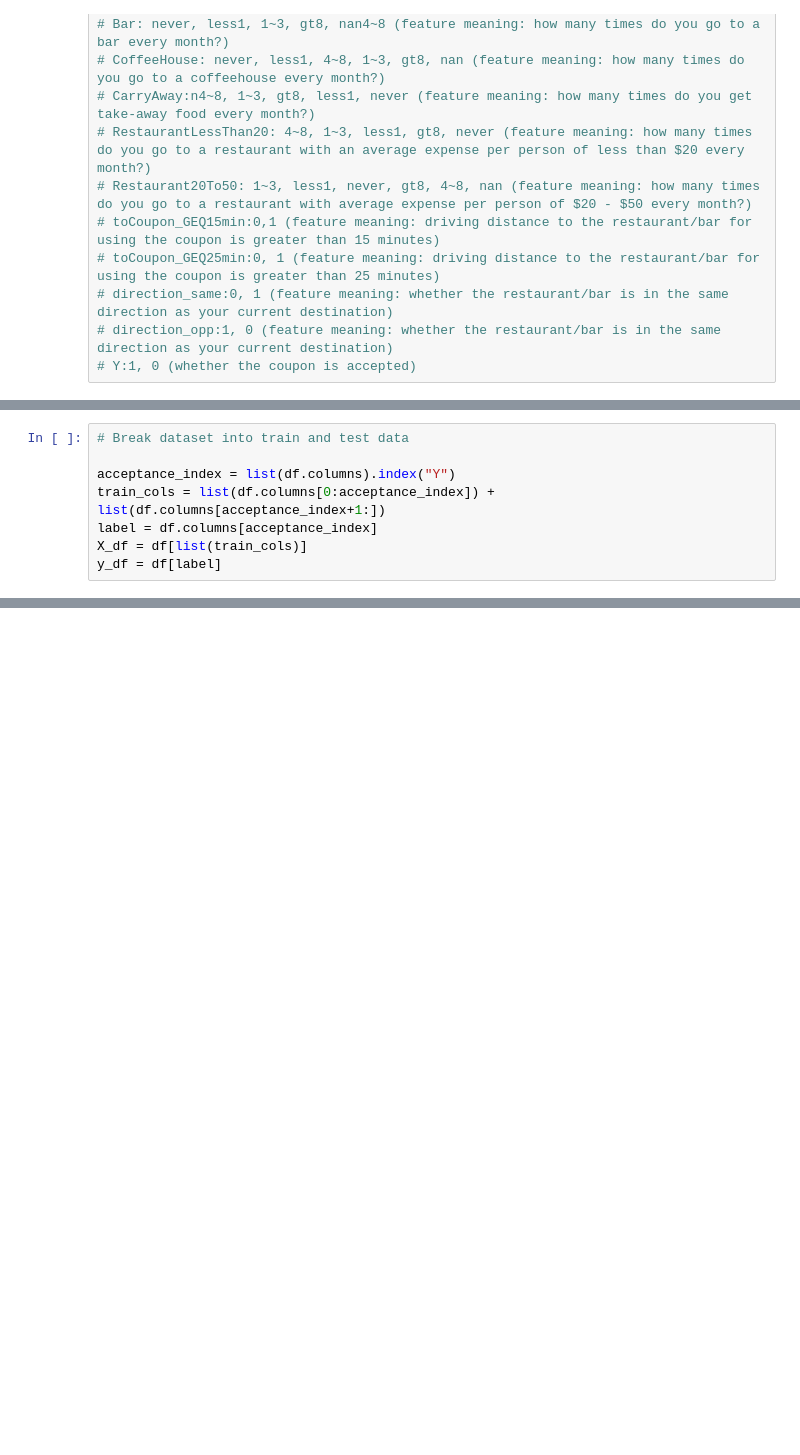
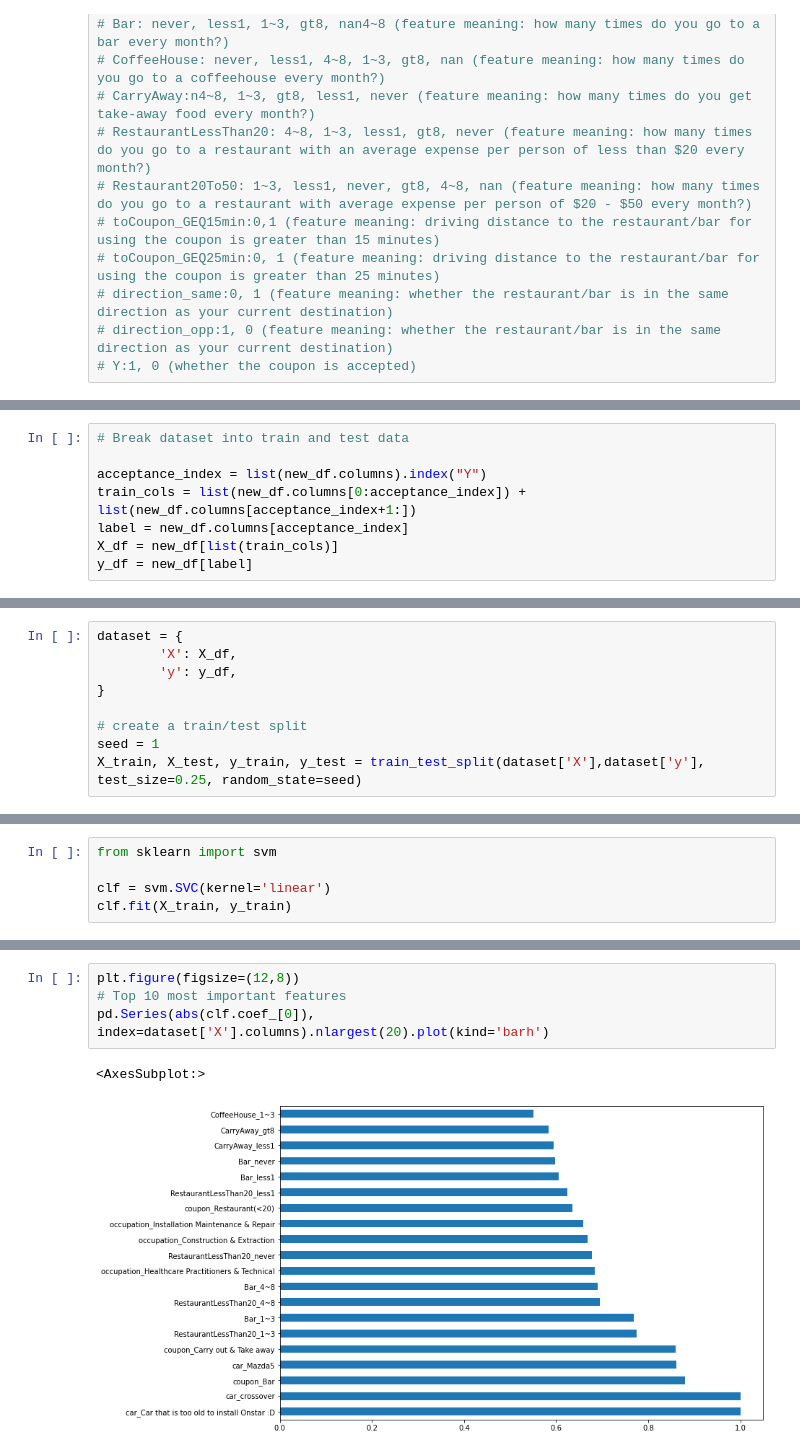
Before and after one commit to davisjrule/urop-pilot-study-datasets, a Jupyter notebook: pilot-study-coupon-recommendation.ipynb, the cells around one changed output, grey strips where cells are left out. Drawn from its saved outputs; the diff is of its cells as text; blank space fills up the shorter version.

```diff
--- a/pilot-study-coupon-recommendation.ipynb
+++ b/pilot-study-coupon-recommendation.ipynb
@@ -96,8 +141,8 @@ KeyError: 'destination'
 # %%
 # Break dataset into train and test data
 
-acceptance_index = list(df.columns).index("Y")
-train_cols = list(df.columns[0:acceptance_index]) + list(df.columns[acceptance_index+1:])
-label = df.columns[acceptance_index]
-X_df = df[list(train_cols)]
-y_df = df[label]
+acceptance_index = list(new_df.columns).index("Y")
+train_cols = list(new_df.columns[0:acceptance_index]) + list(new_df.columns[acceptance_index+1:])
+label = new_df.columns[acceptance_index]
+X_df = new_df[list(train_cols)]
+y_df = new_df[label]
@@ -103,0 +152,9 @@ y_df = df[label]
+# %%
+dataset = {
+        'X': X_df,
+        'y': y_df,
+}
+
+# create a train/test split
+seed = 1
+X_train, X_test, y_train, y_test = train_test_split(dataset['X'],dataset['y'], test_size=0.25, random_state=seed)
@@ -103,0 +163,5 @@ y_df = df[label]
+# %%
+from sklearn import svm
+
+clf = svm.SVC(kernel='linear')
+clf.fit(X_train, y_train)
@@ -103,0 +186,7 @@ y_df = df[label]
+# %%
+plt.figure(figsize=(12,8))
+# Top 10 most important features
+pd.Series(abs(clf.coef_[0]), index=dataset['X'].columns).nlargest(20).plot(kind='barh')
+# %% [output]
+<AxesSubplot:>
+[figure, added]
```
Also changed, not shown: parts of 17 cells of this notebook.
